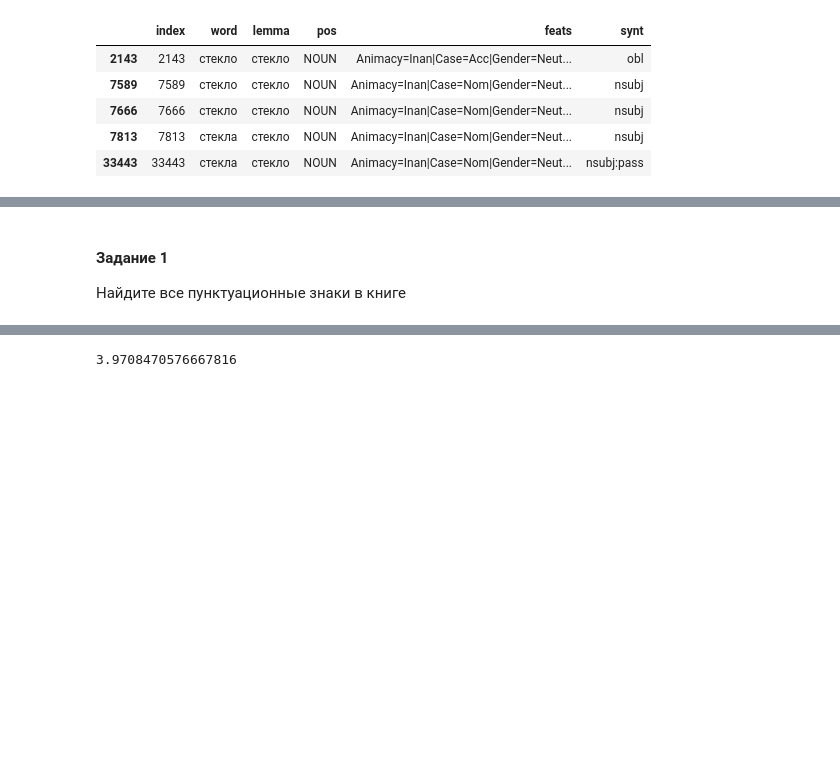
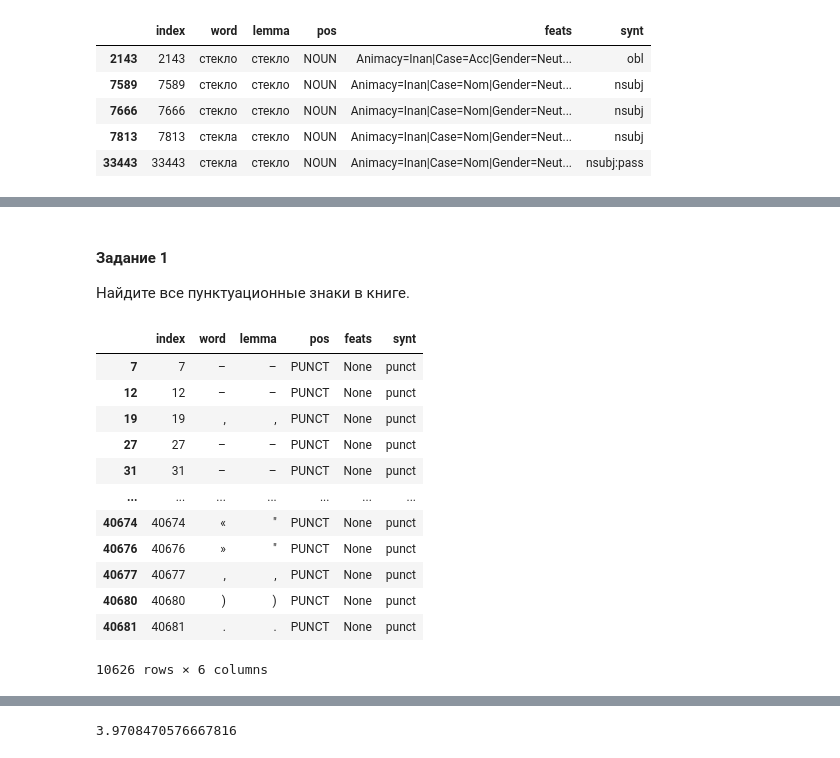
Before and after one commit to alekseyst/text_analysis_2025, a Jupyter notebook: Practical_4/Practical_4_CreatingCorpus.ipynb, the cells around one changed output, grey strips where cells are left out. Saved outputs shown, nothing was run; the diff lists cells and outputs as text; code cells hidden in the pictures; blank space fills up the shorter version.

```diff
--- a/Practical_4/Practical_4_CreatingCorpus.ipynb
+++ b/Practical_4/Practical_4_CreatingCorpus.ipynb
@@ -296,9 +316,25 @@ aliсe_by_word[aliсe_by_word['lemma'].isin(['синий', 'гусеница'])]
 # %% [markdown]
 #### Задание 1
 
-Найдите все пунктуационные знаки в книге
+Найдите все пунктуационные знаки в книге.
 # %%
 #Впишите сюда свой код
+
+alice_by_word[alice_by_word['pos'] == 'PUNCT']
+# %% [output]
+|  | index | word | lemma | pos | feats | synt |
+| 7 | 7 | – | – | PUNCT | None | punct |
+| 12 | 12 | – | – | PUNCT | None | punct |
+| 19 | 19 | , | , | PUNCT | None | punct |
+| 27 | 27 | – | – | PUNCT | None | punct |
+| 31 | 31 | – | – | PUNCT | None | punct |
+| ... | ... | ... | ... | ... | ... | ... |
+| 40674 | 40674 | « | " | PUNCT | None | punct |
+| 40676 | 40676 | » | " | PUNCT | None | punct |
+| 40677 | 40677 | , | , | PUNCT | None | punct |
+| 40680 | 40680 | ) | ) | PUNCT | None | punct |
+| 40681 | 40681 | . | . | PUNCT | None | punct |
+10626 rows × 6 columns
 # %%
 #Создаём частотный список для столбца
 #.groupby() группирует таблицу по значением одного из столбцов, собирает вместе
```
Also changed, not shown: parts of 29 cells of this notebook, 1 other file.
